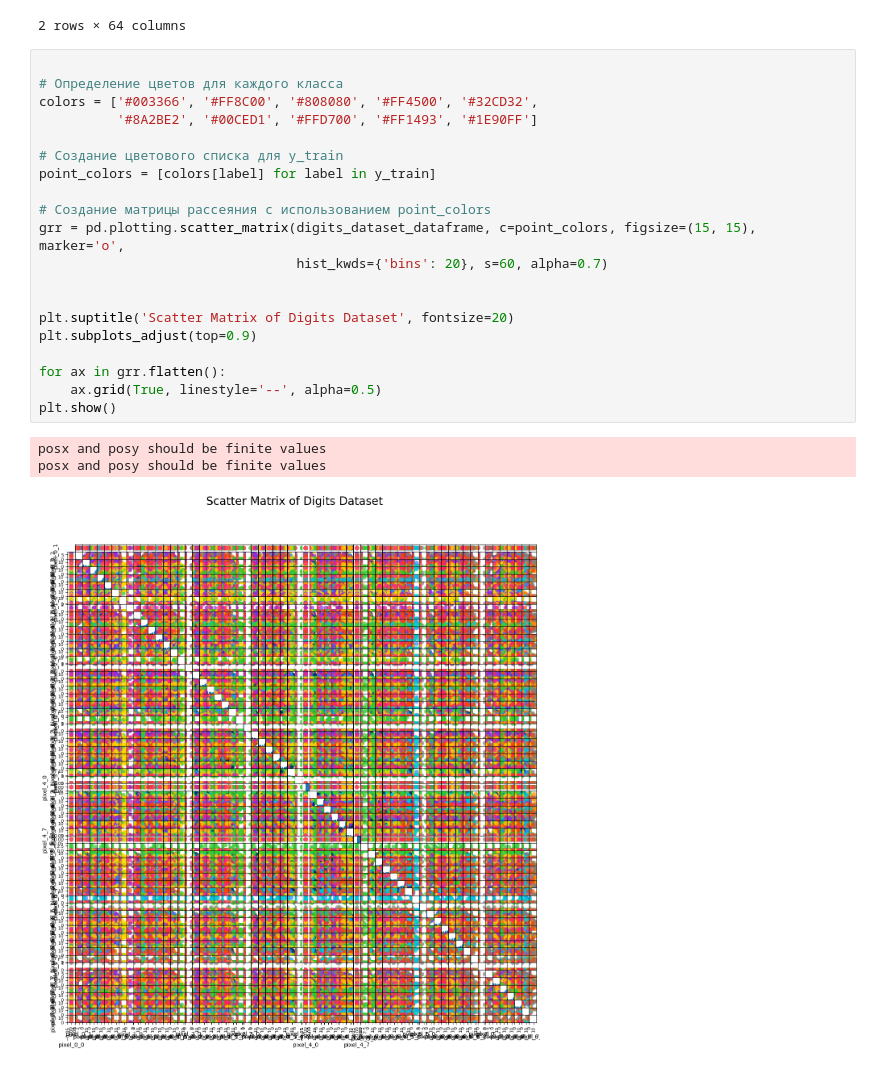
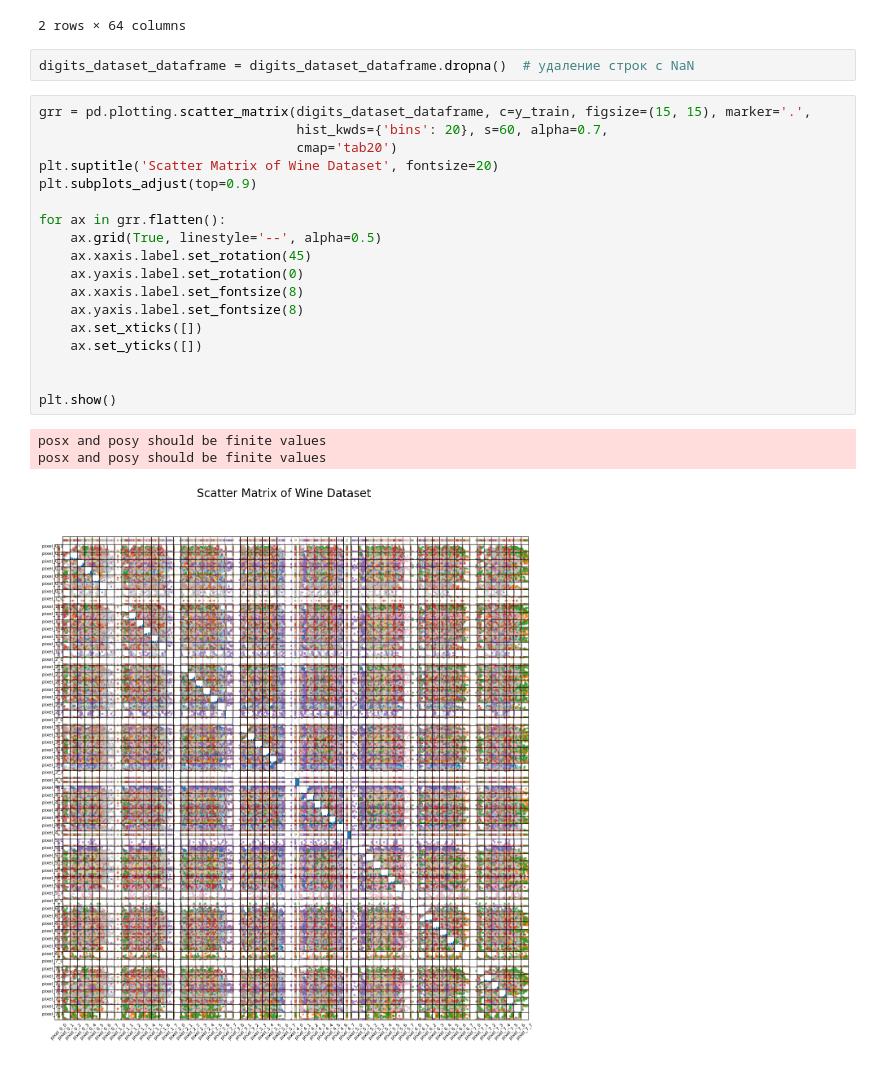
Before and after one commit to azima2304/big_data_laba4, a Jupyter notebook: digits_dataset.ipynb, the cells around one changed output. Cells and saved outputs as stored; diff of their text form.

```diff
--- a/digits_dataset.ipynb
+++ b/digits_dataset.ipynb
@@ -71,30 +71,30 @@ digits_dataset_dataframe.head(2)
 | 0 | 0.0 | 3.0 | 13.0 | 16.0 | 9.0 | 0.0 | 0.0 | 0.0 | 0.0 | ... |
 | 1 | 0.0 | 0.0 | 1.0 | 14.0 | 13.0 | 4.0 | 0.0 | 0.0 | 0.0 | ... |
 2 rows × 64 columns
+# %%
+digits_dataset_dataframe = digits_dataset_dataframe.dropna()  # удаление строк с NaN
 # %%
-
-# Определение цветов для каждого класса
-colors = ['#003366', '#FF8C00', '#808080', '#FF4500', '#32CD32',
-          '#8A2BE2', '#00CED1', '#FFD700', '#FF1493', '#1E90FF']
-
-# Создание цветового списка для y_train
-point_colors = [colors[label] for label in y_train]
-
-# Создание матрицы рассеяния с использованием point_colors
-grr = pd.plotting.scatter_matrix(digits_dataset_dataframe, c=point_colors, figsize=(15, 15), marker='o',
-                                 hist_kwds={'bins': 20}, s=60, alpha=0.7)
-
-
-plt.suptitle('Scatter Matrix of Digits Dataset', fontsize=20)
+grr = pd.plotting.scatter_matrix(digits_dataset_dataframe, c=y_train, figsize=(15, 15), marker='.',
+                                 hist_kwds={'bins': 20}, s=60, alpha=0.7,
+                                 cmap='tab20')
+plt.suptitle('Scatter Matrix of Wine Dataset', fontsize=20)
 plt.subplots_adjust(top=0.9)
 
 for ax in grr.flatten():
     ax.grid(True, linestyle='--', alpha=0.5)
+    ax.xaxis.label.set_rotation(45)
+    ax.yaxis.label.set_rotation(0)
+    ax.xaxis.label.set_fontsize(8)
+    ax.yaxis.label.set_fontsize(8)
+    ax.set_xticks([])
+    ax.set_yticks([])
+
+
 plt.show()
 # %% [output]
 posx and posy should be finite values
 posx and posy should be finite values
-[figure, old version]
+[figure, new version]
 # %%
 knn = KNeighborsClassifier(n_neighbors=1)
 knn.fit(X_train, y_train)
```
Also changed, not shown: parts of 1 cell of this notebook, 2 other files.
